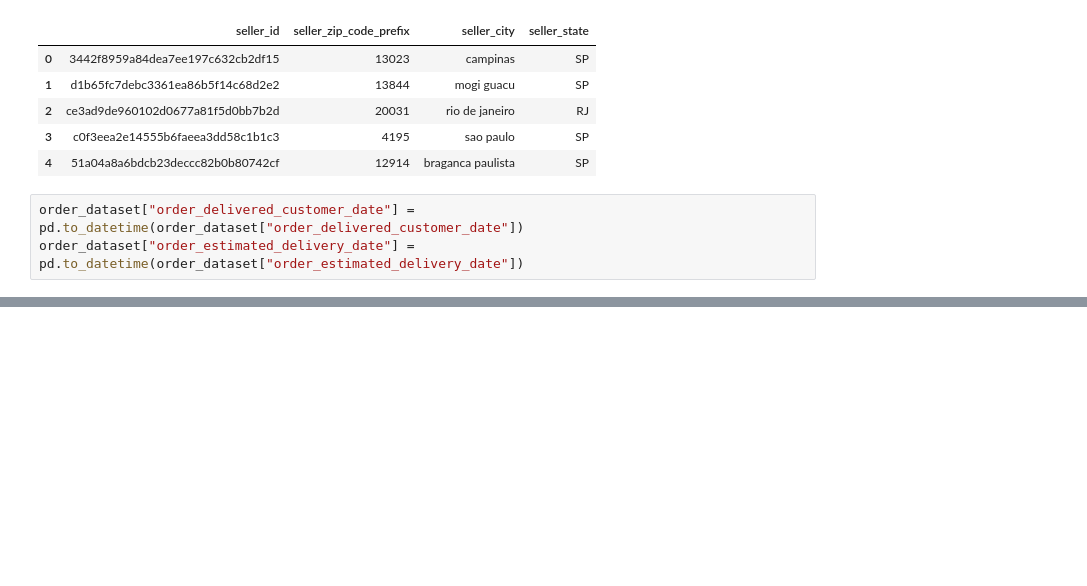
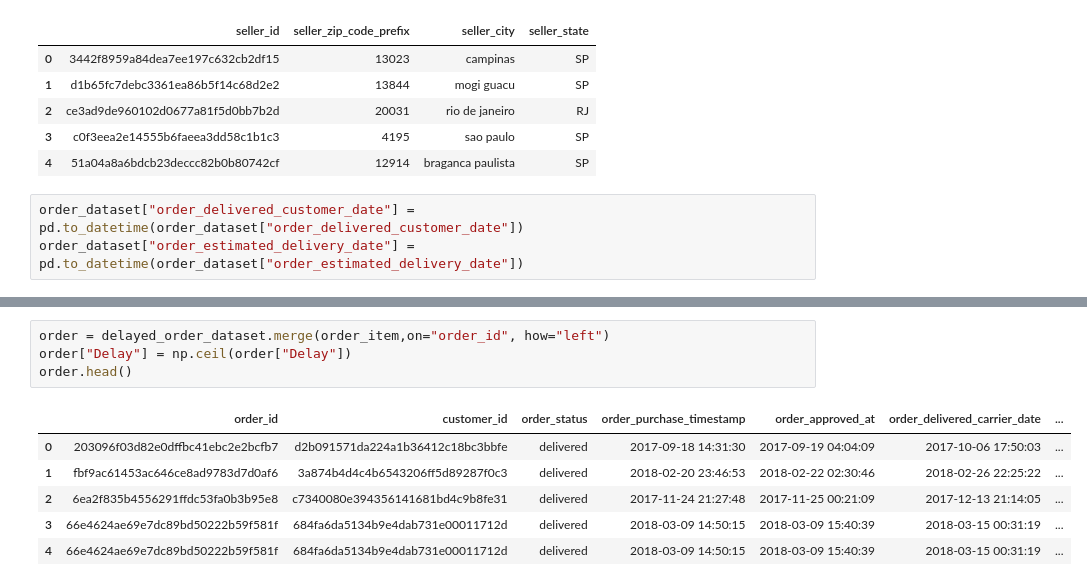
Before and after one commit to RithikDatascientist/works, a Jupyter notebook: learnings/story_telling_insight_analysis/brazill_ecommerce_anlaysis.ipynb, the cells around one changed output, grey strips where cells are left out. Saved outputs shown, nothing was run; the diff lists cells and outputs as text; blank space fills up the shorter version.

```diff
--- a/learnings/story_telling_insight_analysis/brazill_ecommerce_anlaysis.ipynb
+++ b/learnings/story_telling_insight_analysis/brazill_ecommerce_anlaysis.ipynb
@@ -84,0 +115,11 @@ order_dataset[order_dataset["Delay"] > 1]
+# %%
+order = delayed_order_dataset.merge(order_item,on="order_id", how="left")
+order["Delay"] = np.ceil(order["Delay"])
+order.head()
+# %% [output]
+|  | order_id | customer_id | order_status | order_purchase_timestamp | order_approved_at | order_delivered_carrier_date | ... |
+| 0 | 203096f03d82e0dffbc41ebc2e2bcfb7 | d2b091571da224a1b36412c18bc3bbfe | delivered | 2017-09-18 14:31:30 | 2017-09-19 04:04:09 | 2017-10-06 17:50:03 | ... |
+| 1 | fbf9ac61453ac646ce8ad9783d7d0af6 | 3a874b4d4c4b6543206ff5d89287f0c3 | delivered | 2018-02-20 23:46:53 | 2018-02-22 02:30:46 | 2018-02-26 22:25:22 | ... |
+| 2 | 6ea2f835b4556291ffdc53fa0b3b95e8 | c7340080e394356141681bd4c9b8fe31 | delivered | 2017-11-24 21:27:48 | 2017-11-25 00:21:09 | 2017-12-13 21:14:05 | ... |
+| 3 | 66e4624ae69e7dc89bd50222b59f581f | 684fa6da5134b9e4dab731e00011712d | delivered | 2018-03-09 14:50:15 | 2018-03-09 15:40:39 | 2018-03-15 00:31:19 | ... |
+| 4 | 66e4624ae69e7dc89bd50222b59f581f | 684fa6da5134b9e4dab731e00011712d | delivered | 2018-03-09 14:50:15 | 2018-03-09 15:40:39 | 2018-03-15 00:31:19 | ... |
```
Also changed, not shown: parts of 7 cells of this notebook.
